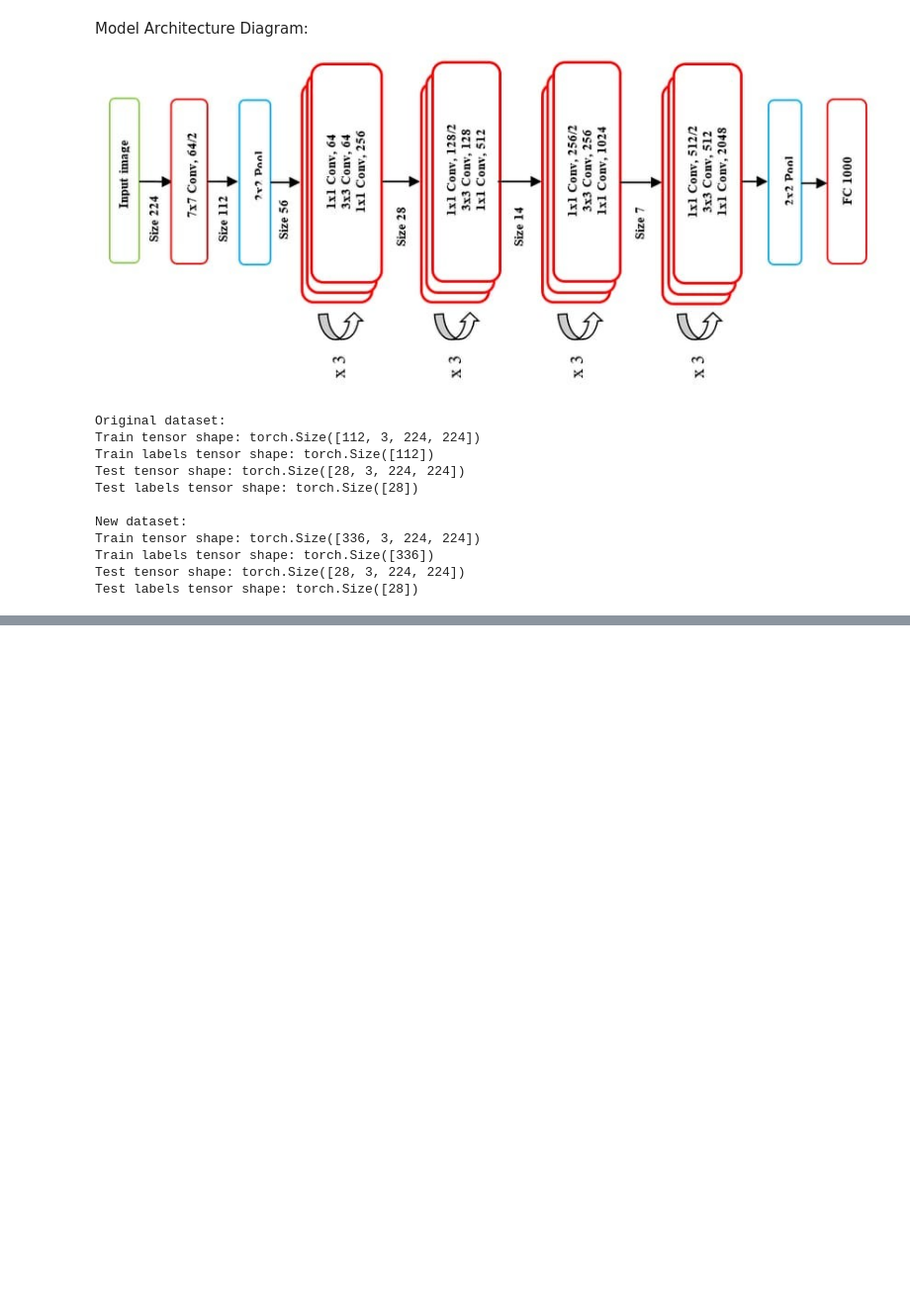
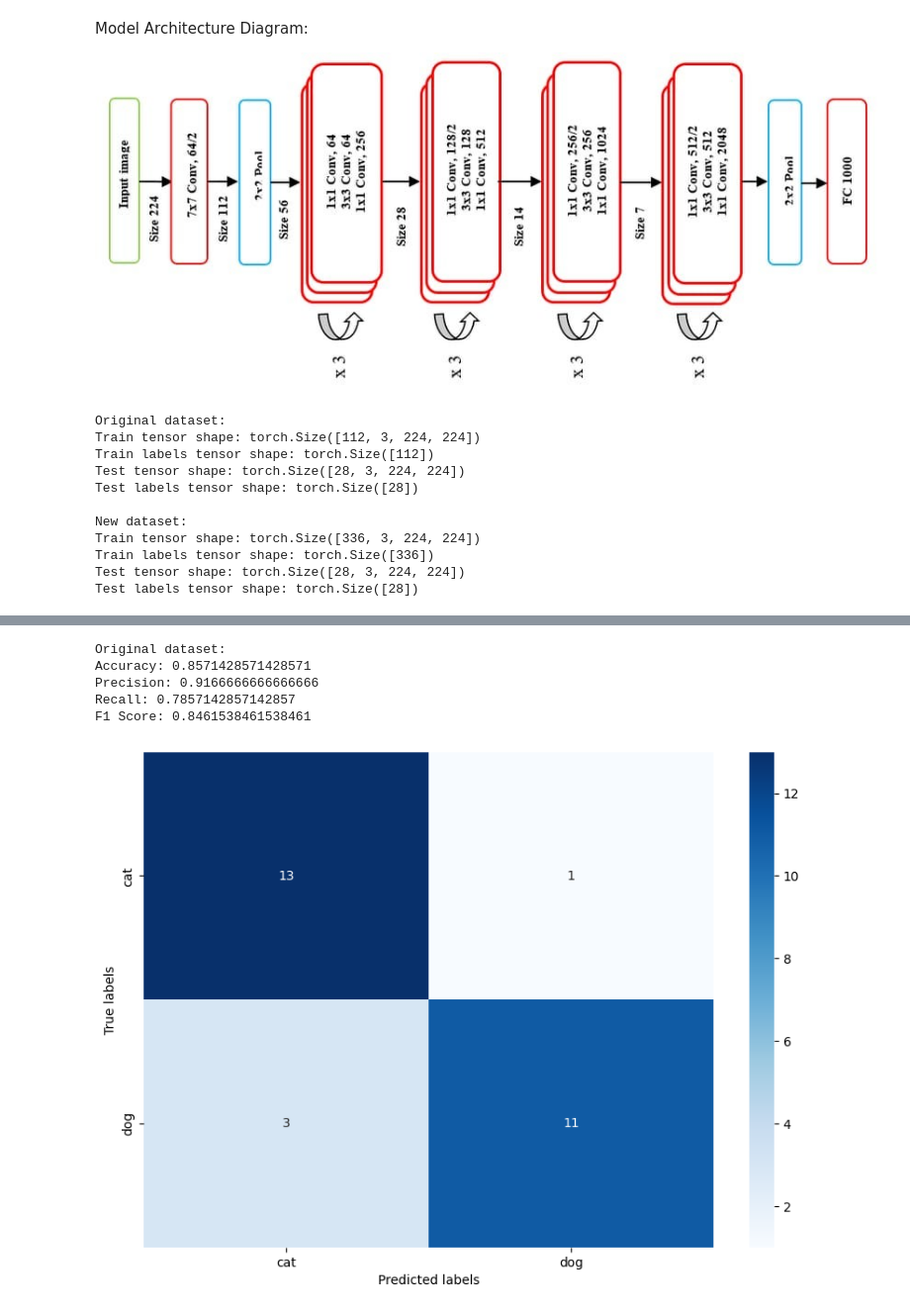
Before and after one commit to Praanshu101/Data_Augmentation, a Jupyter notebook: DataAug.ipynb, the cells around one changed output, grey strips where cells are left out. Shown at 99% size. Saved outputs shown, nothing was run; the diff lists cells and outputs as text; code cells hidden in the pictures; blank space fills up the shorter version.

```diff
--- a/DataAug.ipynb
+++ b/DataAug.ipynb
@@ -354,0 +371,27 @@ Device: cpu
+# %%
+# Train the model using the original dataset
+# using the Adam optimizer and the CrossEntropyLoss loss function
+
+import torch.optim as optim
+import torch.nn as nn
+
+def train_model(model, train_loader, epochs=5, lr=0.001):
+    criterion = nn.CrossEntropyLoss()
+    optimizer = optim.Adam(model.parameters(), lr=lr)
+    for epoch in range(epochs):
+        model.train()
+        running_loss = 0.0
+        for i, data in enumerate(train_loader, 0):
+            inputs, labels = data
+            inputs, labels = inputs.to(device), labels.to(device)
+            optimizer.zero_grad()
+            outputs = model(inputs)
+            loss = criterion(outputs.logits, labels)
+            loss.backward()
+            optimizer.step()
+            running_loss += loss.item()
+        print(f"Epoch {epoch+1}, Loss: {running_loss}/{len(train_loader)}")
+    print('Finished Training')
+# %%
+# Train the model using the original dataset
+train_model(resnet, train_loader_orig, epochs=5, lr=0.001)
@@ -354,0 +449,11 @@ Device: cpu
+# %%
+# Evaluate the model using the original test set
+print('Original dataset:')
+evaluate_model(resnet, test_loader_orig)
+# %% [output]
+Original dataset:
+Accuracy: 0.8571428571428571
+Precision: 0.9166666666666666
+Recall: 0.7857142857142857
+F1 Score: 0.8461538461538461
+[figure, added]
```
Also changed, not shown: parts of 5 cells of this notebook.
